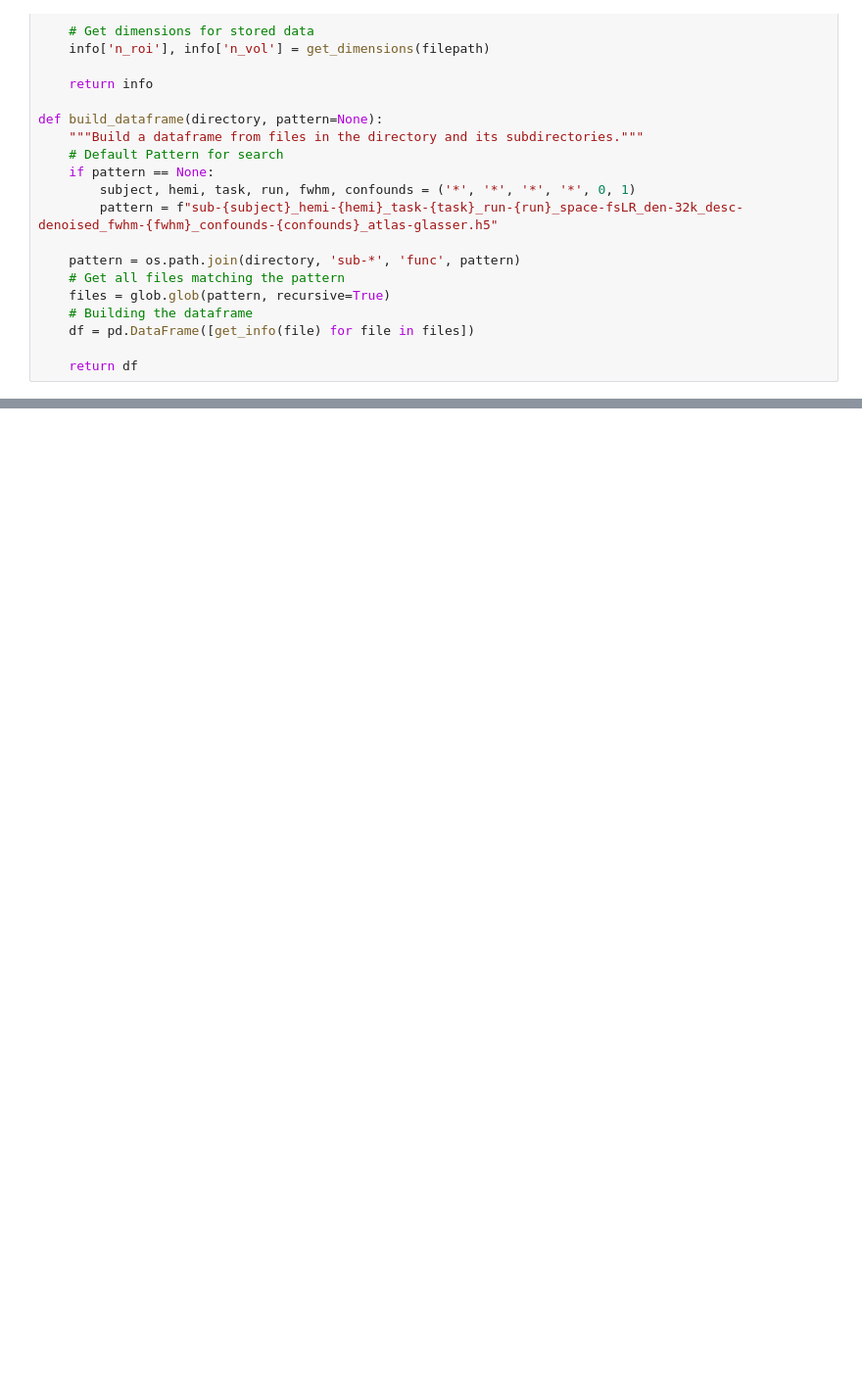
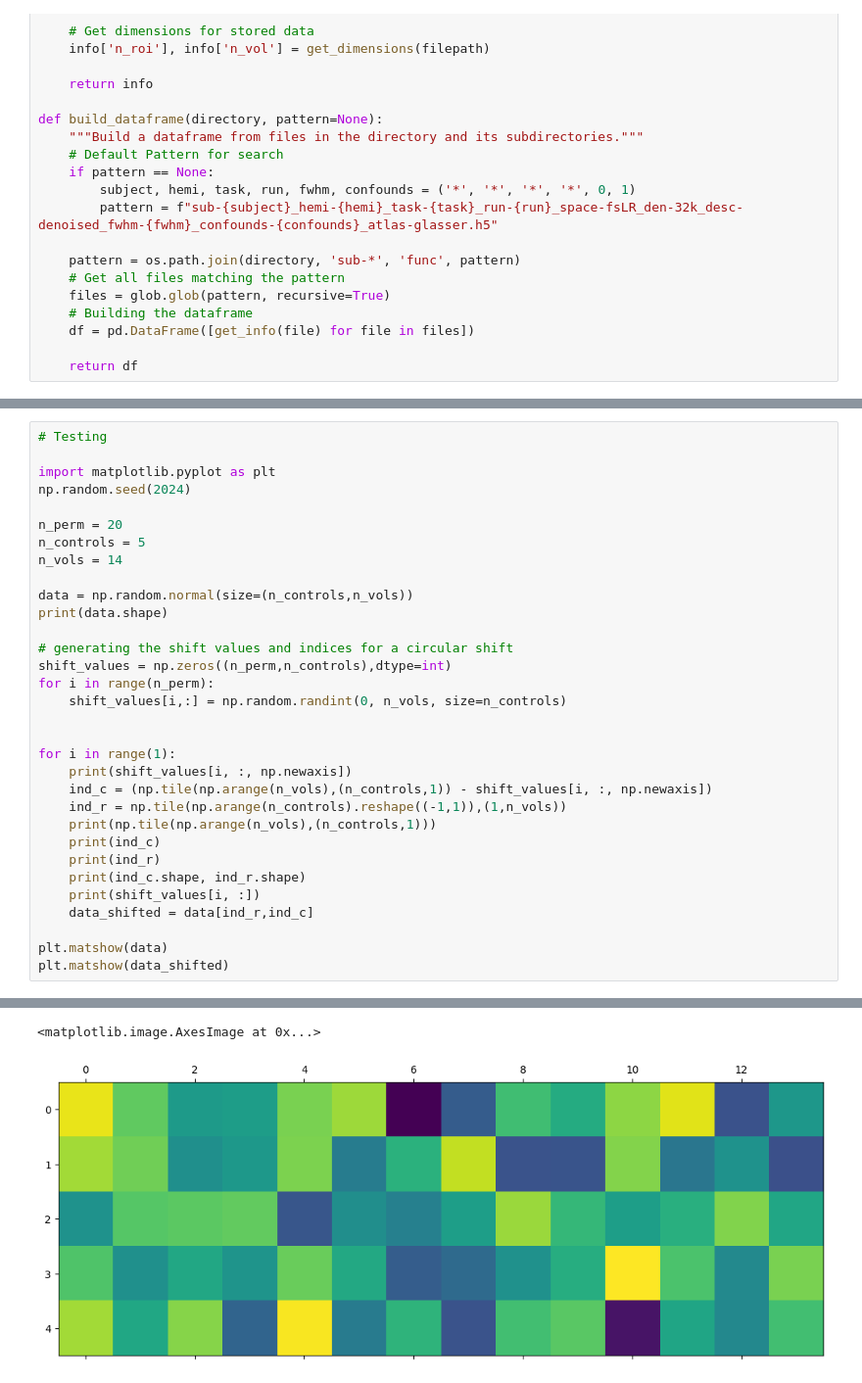
Before and after one commit to CoNCHLab-Github/Eplink, a Jupyter notebook: combine_phases.ipynb, the cells around one changed output, grey strips where cells are left out. Shown: that part at 98% size. Drawn from its saved outputs; the diff is of its cells as text; blank space fills up the shorter version.

```diff
--- a/combine_phases.ipynb
+++ b/combine_phases.ipynb
@@ -255,0 +247,33 @@ eplink-p3
+# %%
+# Testing
+
+import matplotlib.pyplot as plt
+np.random.seed(2024)
+
+n_perm = 20
+n_controls = 5
+n_vols = 14
+
+data = np.random.normal(size=(n_controls,n_vols))
+print(data.shape)
+
+# generating the shift values and indices for a circular shift
+shift_values = np.zeros((n_perm,n_controls),dtype=int)
+for i in range(n_perm):
+    shift_values[i,:] = np.random.randint(0, n_vols, size=n_controls)
+
+
+for i in range(1):
+    print(shift_values[i, :, np.newaxis])
+    ind_c = (np.tile(np.arange(n_vols),(n_controls,1)) - shift_values[i, :, np.newaxis])
+    ind_r = np.tile(np.arange(n_controls).reshape((-1,1)),(1,n_vols))
+    print(np.tile(np.arange(n_vols),(n_controls,1)))
+    print(ind_c)
+    print(ind_r)
+    print(ind_c.shape, ind_r.shape)
+    print(shift_values[i, :])
+    data_shifted = data[ind_r,ind_c]
+
+plt.matshow(data)
+plt.matshow(data_shifted)
+# %% [output]
@@ -255,0 +297,2 @@ eplink-p3
+<matplotlib.image.AxesImage at 0x...>
+[figure, added]
```
Also changed, not shown: parts of 4 cells of this notebook.
